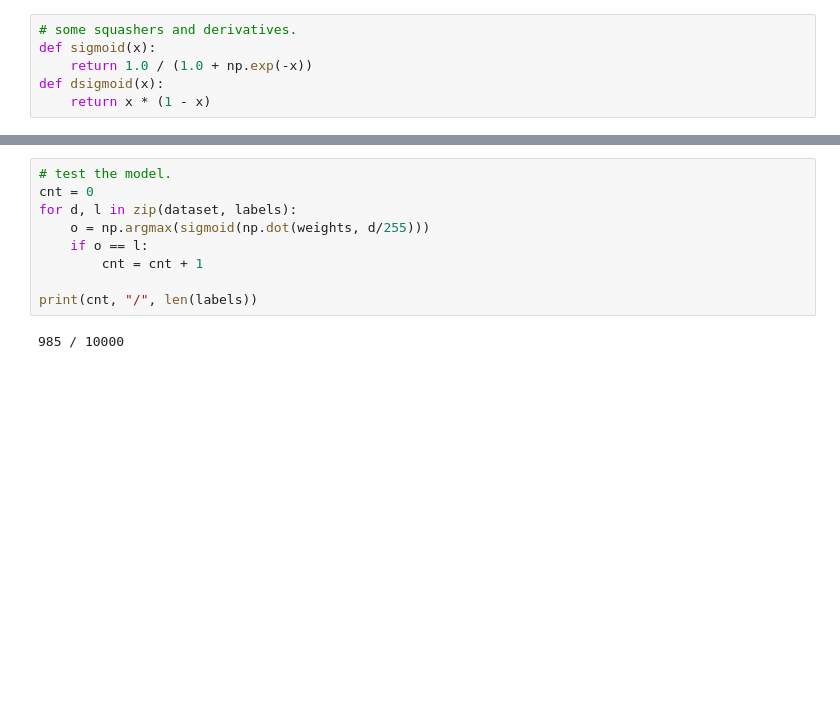
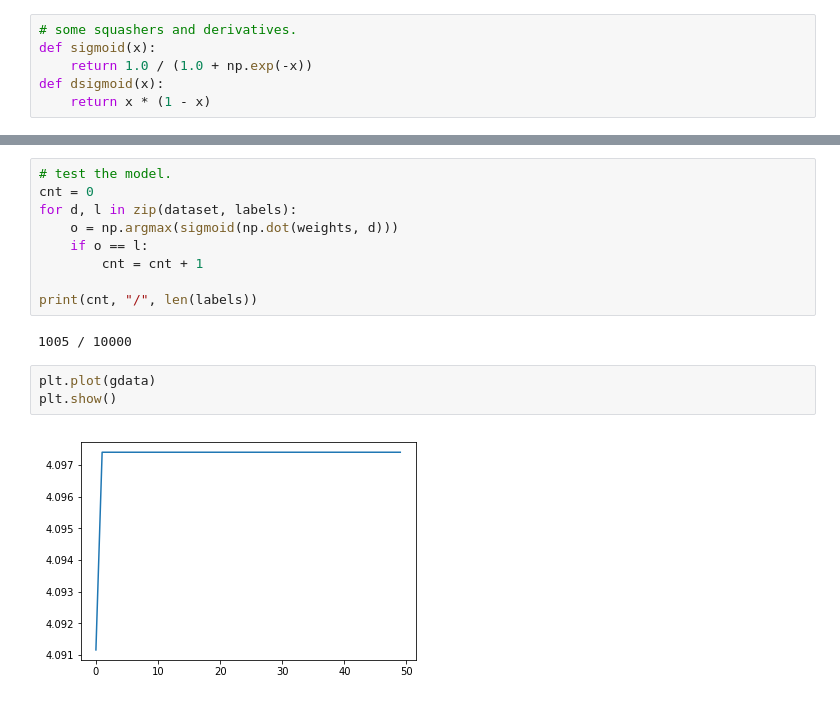
Before and after one commit to mmpataki/ml, a Jupyter notebook: linclf/Linear Classfier.ipynb, the cells around one changed output, grey strips where cells are left out. Saved outputs shown, nothing was run; the diff lists cells and outputs as text; blank space fills up the shorter version.

```diff
--- a/linclf/Linear Classfier.ipynb
+++ b/linclf/Linear Classfier.ipynb
@@ -53,13 +58,18 @@ training done
 # test the model.
 cnt = 0
 for d, l in zip(dataset, labels):
-    o = np.argmax(sigmoid(np.dot(weights, d/255)))
+    o = np.argmax(sigmoid(np.dot(weights, d)))
     if o == l:
         cnt = cnt + 1
 
 print(cnt, "/", len(labels))
 # %% [output]
-985 / 10000
+1005 / 10000
+# %%
+plt.plot(gdata)
+plt.show()
+# %% [output]
+[figure, added]
 # %%
 #Plot the weights as images.
 for x in weights:
```
Also changed, not shown: parts of 3 cells of this notebook, 1 other file.
